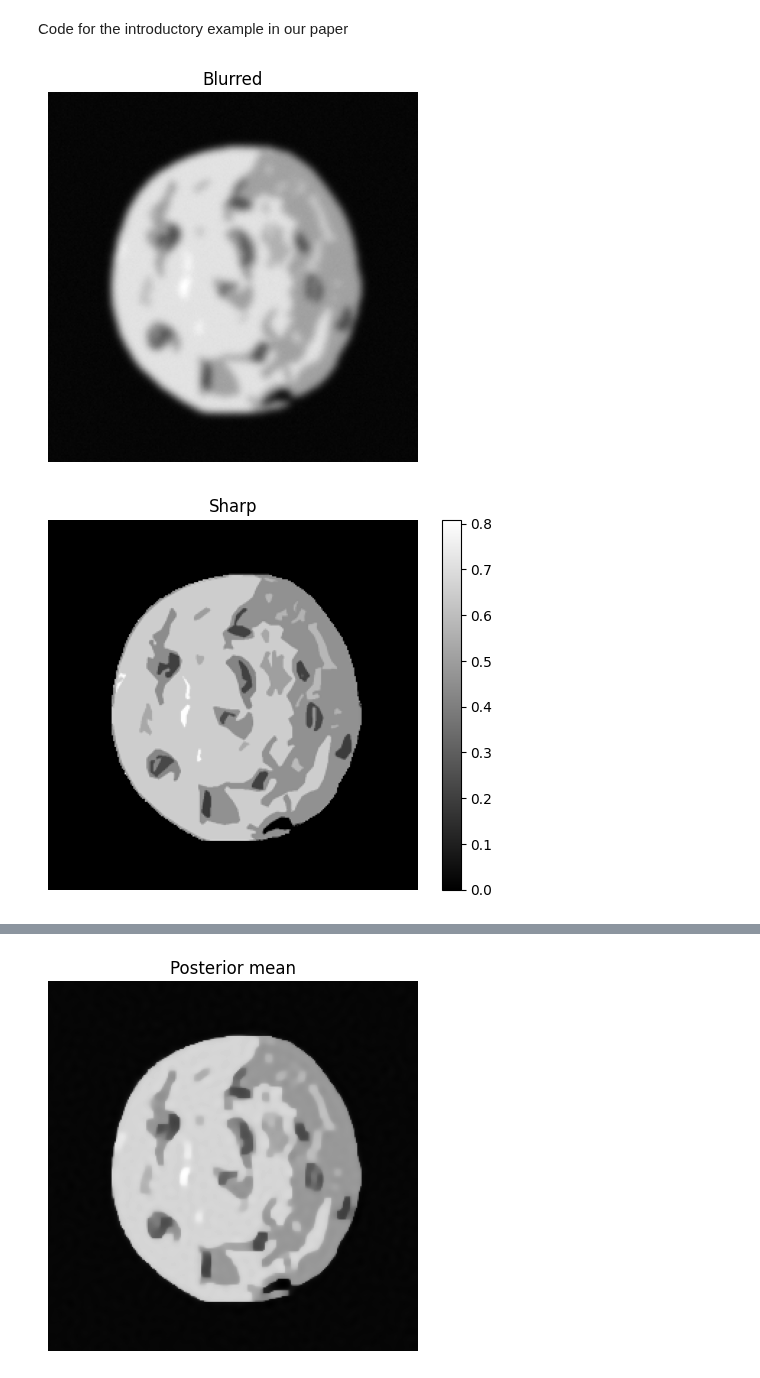
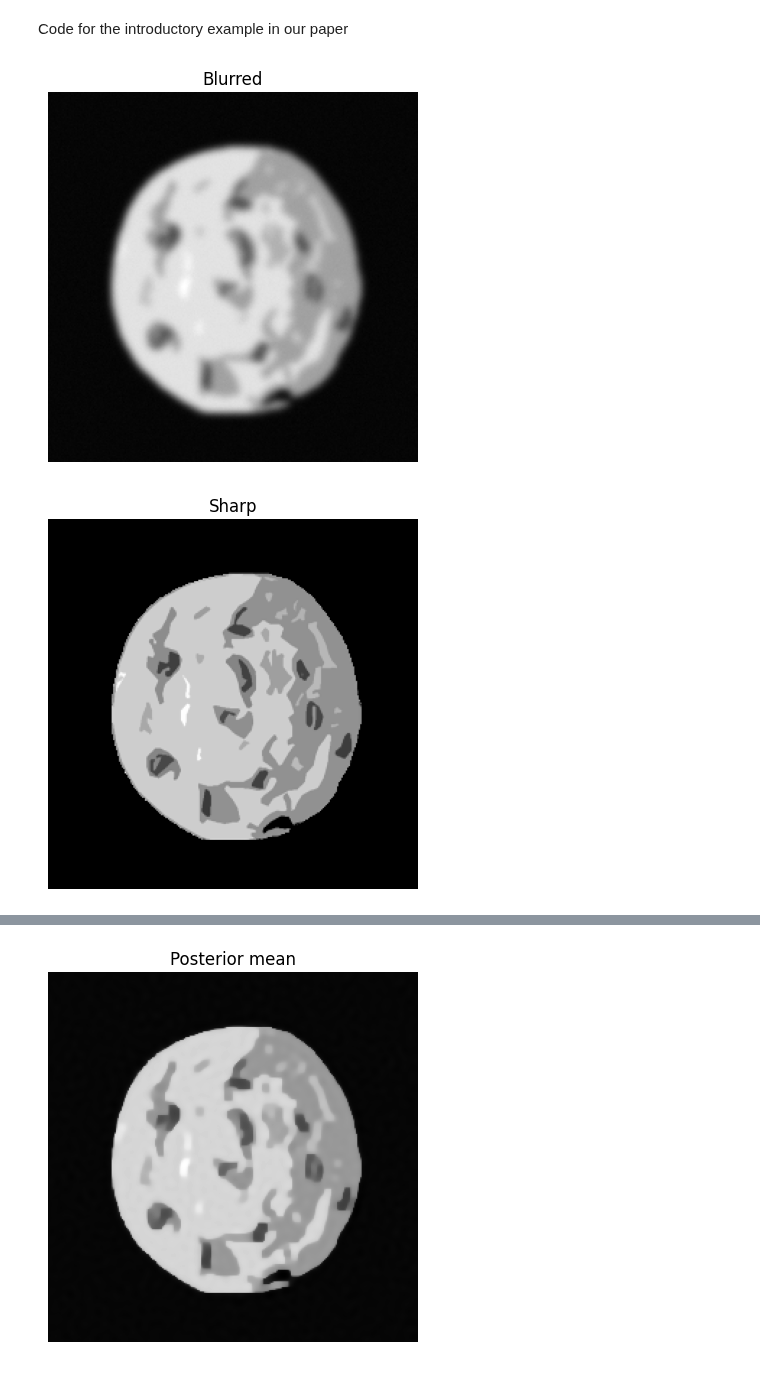
Before and after one commit to CUQI-DTU/Paper-CUQIpy-1-Core, a Jupyter notebook: intro/intro.ipynb, the cells around one changed output, grey strips where cells are left out. Cells and saved outputs as stored; diff of their text form; code cells hidden in the pictures.

```diff
--- a/intro/intro.ipynb
+++ b/intro/intro.ipynb
@@ -32,10 +32,10 @@ cookie[cookie < 0.05] = 0
 # %%
 A, y_data, info = Deconvolution2D.get_components(dim=256, phantom=cookie)
 y_data.plot(); plt.axis('off'); plt.title('Blurred'); plt.show()
-info.exactSolution.plot(); plt.axis('off'); plt.title('Sharp'); plt.colorbar(); plt.show()
+info.exactSolution.plot(); plt.axis('off'); plt.title('Sharp'); plt.show()
 # %% [output]
 [figure]
-[figure, old version]
+[figure, new version]
 # %%
 # Bayesian problem.
 if not hyperparameters:
```
Also changed, not shown: parts of 1 cell of this notebook, 4 other files.
